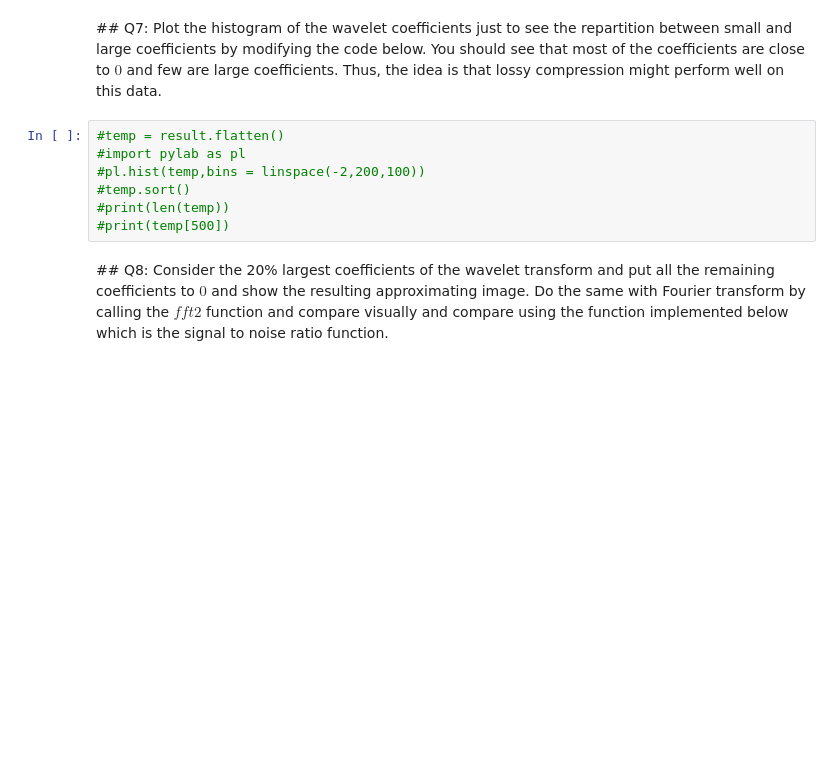
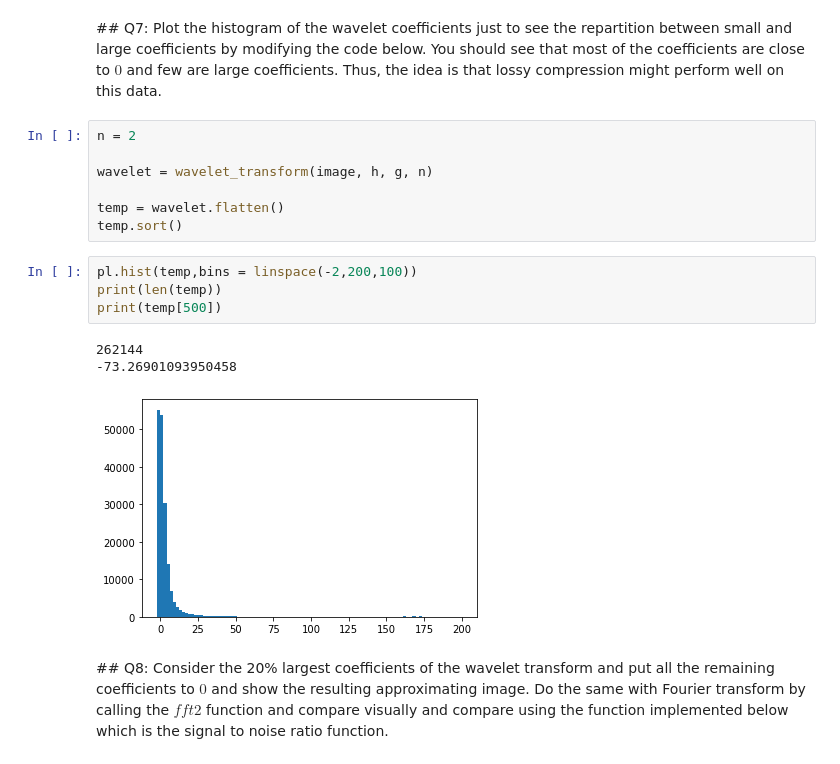
Before and after one commit to piptouque/imac3_td_signalanalysis, a Jupyter notebook: td5/TD-Wavelets-Exercise.ipynb, the cells around one changed output. Cells and saved outputs as stored; diff of their text form; blank space fills up the shorter version.

```diff
--- a/td5/TD-Wavelets-Exercise.ipynb
+++ b/td5/TD-Wavelets-Exercise.ipynb
@@ -249,13 +284,21 @@ def IWT(wavelet,iterations = 3):
 # Use of wavelets for compression.
 # %% [markdown]
 ## Q7: Plot the histogram of the wavelet coefficients just to see the repartition between small and large coefficients by modifying the code below. You should see that most of the coefficients are close to $0$ and few are large coefficients. Thus, the idea is that lossy compression might perform well on this data.
+# %%
+n = 2
+
+wavelet = wavelet_transform(image, h, g, n)
+
+temp = wavelet.flatten()
+temp.sort()
 # %%
-#temp = result.flatten()
-#import pylab as pl
-#pl.hist(temp,bins = linspace(-2,200,100))
-#temp.sort()
-#print(len(temp))
-#print(temp[500])
+pl.hist(temp,bins = linspace(-2,200,100))
+print(len(temp))
+print(temp[500])
+# %% [output]
+262144
+-73.26901093950458
+[figure, added]
 # %% [markdown]
 ## Q8: Consider the 20% largest coefficients of the wavelet transform and put all the remaining coefficients to $0$ and show the resulting approximating image. Do the same with Fourier transform by calling the $fft2$ function and compare visually and compare using the function implemented below which is the signal to noise ratio function.
 # %%
```
Also changed, not shown: parts of 23 cells of this notebook.
